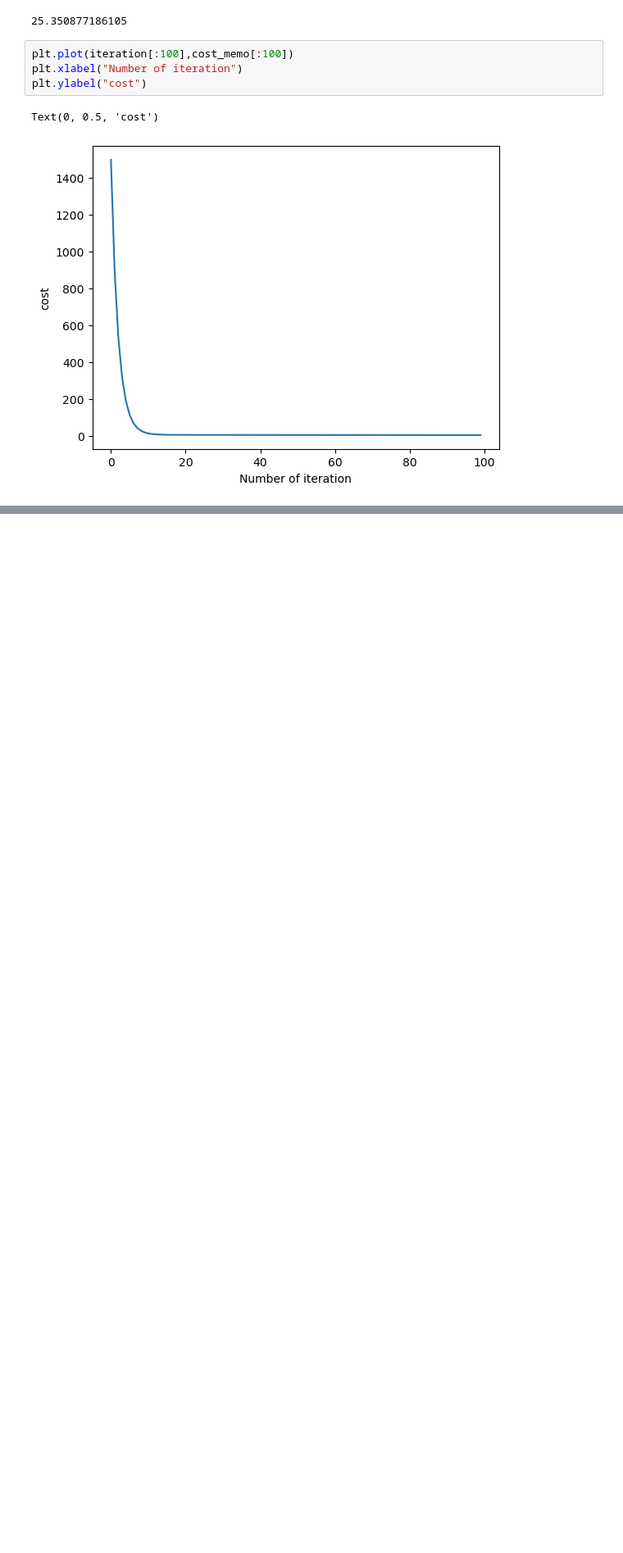
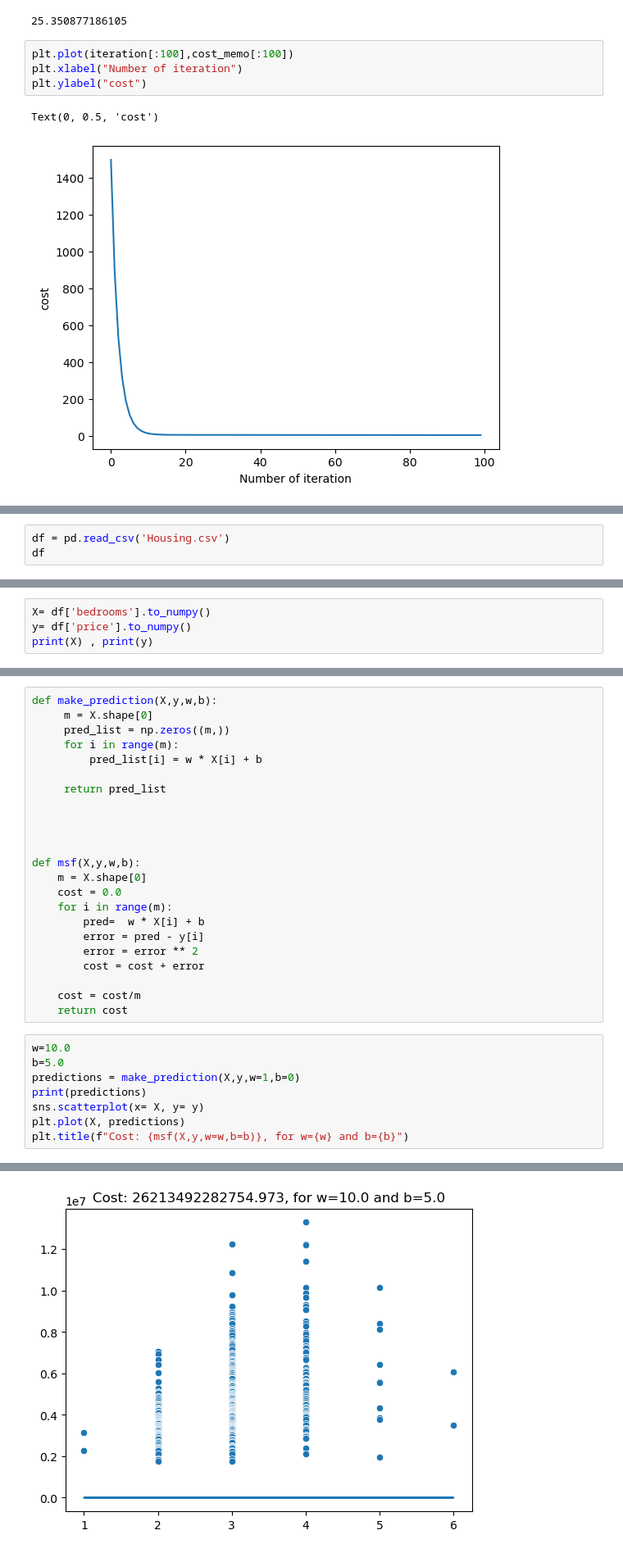
Before and after one commit to msanimfarhan/EndToEnd-MachineLearning, a Jupyter notebook: Simple-Linear-Regression.ipynb, the cells around one changed output, grey strips where cells are left out. Shown at 82% size. Cells and saved outputs as stored; diff of their text form; blank space fills up the shorter version.

```diff
--- a/Simple-Linear-Regression.ipynb
+++ b/Simple-Linear-Regression.ipynb
@@ -200,0 +204,3 @@ Text(0, 0.5, 'cost')
+# %%
+df = pd.read_csv('Housing.csv')
+df
@@ -200,0 +221,4 @@ Text(0, 0.5, 'cost')
+# %%
+X= df['bedrooms'].to_numpy()
+y= df['price'].to_numpy()
+print(X) , print(y)
@@ -200,0 +244,32 @@ Text(0, 0.5, 'cost')
+# %%
+def make_prediction(X,y,w,b):
+     m = X.shape[0]
+     pred_list = np.zeros((m,))
+     for i in range(m):
+         pred_list[i] = w * X[i] + b
+
+     return pred_list
+
+
+
+
+def msf(X,y,w,b):
+    m = X.shape[0]
+    cost = 0.0
+    for i in range(m):
+        pred=  w * X[i] + b
+        error = pred - y[i]
+        error = error ** 2
+        cost = cost + error
+
+    cost = cost/m
+    return cost
+# %%
+w=10.0
+b=5.0
+predictions = make_prediction(X,y,w=1,b=0)
+print(predictions)
+sns.scatterplot(x= X, y= y)
+plt.plot(X, predictions)
+plt.title(f"Cost: {msf(X,y,w=w,b=b)}, for w={w} and b={b}")
+# %% [output]
@@ -200,0 +294 @@ Text(0, 0.5, 'cost')
+[figure, added]
```
Also changed, not shown: parts of 9 cells of this notebook.
